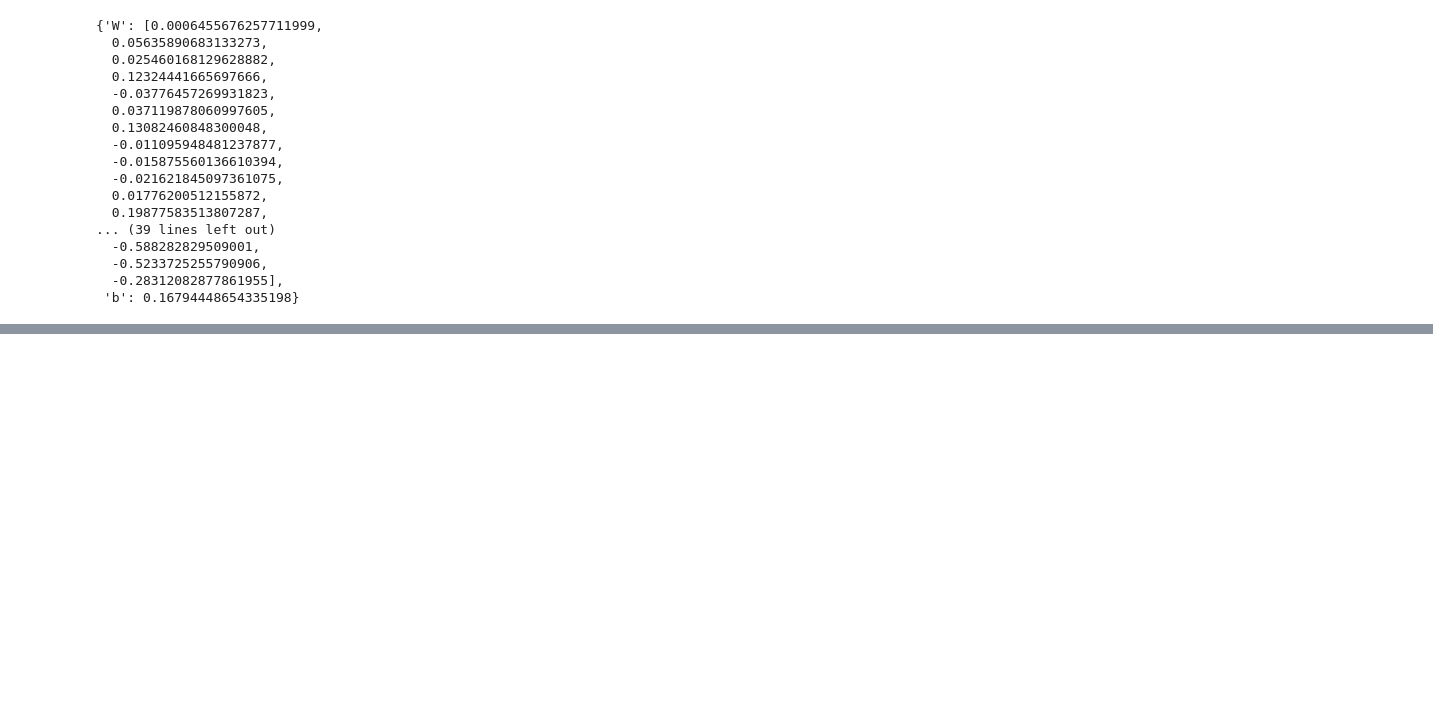
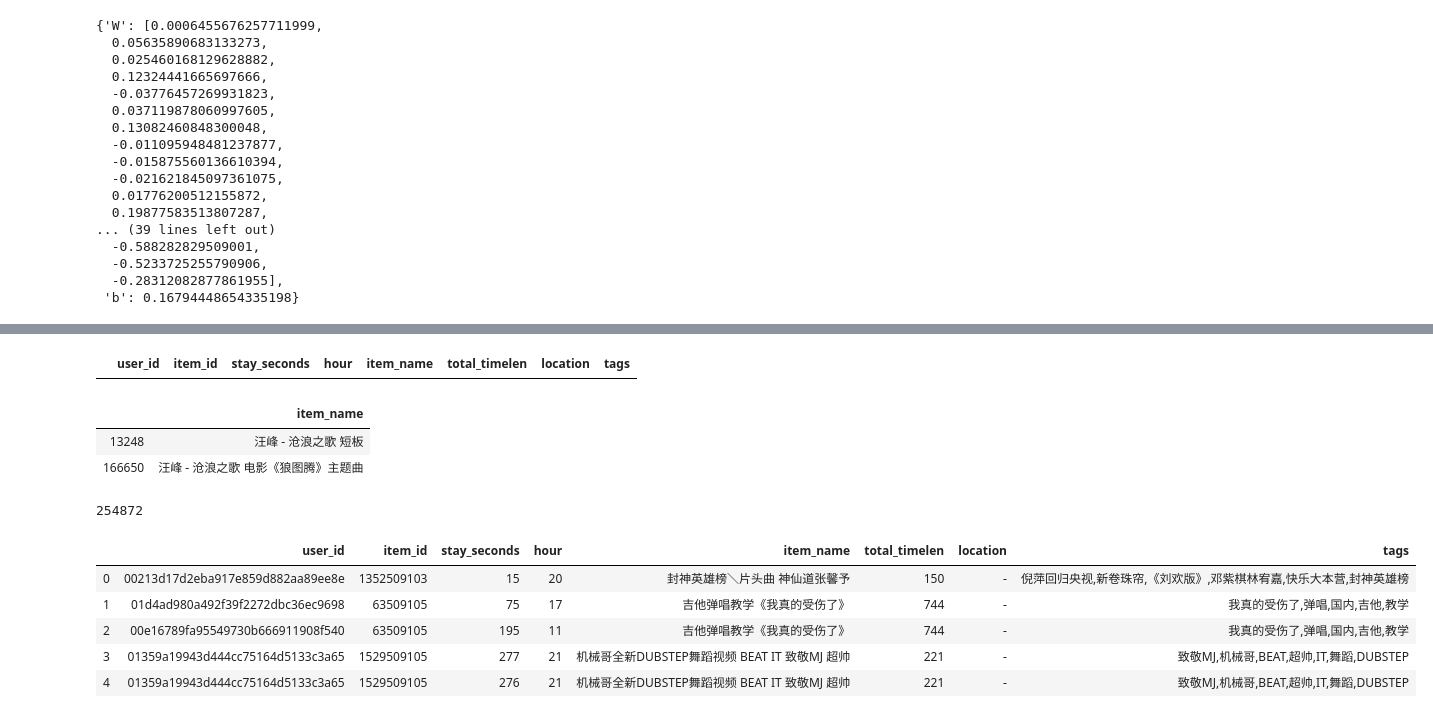
Before and after one commit to mozhumz/bigdata_demo_py, a Jupyter notebook: demoDay21_recsys_music/Untitled.ipynb, the cells around one changed output, grey strips where cells are left out. Cells and saved outputs as stored; diff of their text form; code cells hidden in the pictures; blank space fills up the shorter version.

```diff
--- a/demoDay21_recsys_music/Untitled.ipynb
+++ b/demoDay21_recsys_music/Untitled.ipynb
@@ -237,0 +242,3 @@ model_dict
+# %%
+music_df=music_data
+user_watch_df=user_watch()
@@ -237,0 +510,25 @@ model_dict
+# %%
+df1
+# %% [output]
+|  | user_id | item_id | stay_seconds | hour | item_name | total_timelen | location | tags |
+# %%
+user_df.head()
+# %% [output]
+|  | item_name |
+| 13248 | 汪峰 - 沧浪之歌 短板 |
+| 166650 | 汪峰 - 沧浪之歌 电影《狼图腾》主题曲 |
+# %%
+user_merge_df=user_watch_df.merge(music_df,how='inner',on='item_id')
+# %%
+len(user_merge_df)
+# %% [output]
+254872
+# %%
+user_merge_df.head()
+# %% [output]
+|  | user_id | item_id | stay_seconds | hour | item_name | total_timelen | location | tags |
+| 0 | 00213d17d2eba917e859d882aa89ee8e | 1352509103 | 15 | 20 | 封神英雄榜＼片头曲 神仙道张馨予 | 150 | - | 倪萍回归央视,新卷珠帘,《刘欢版》,邓紫棋林宥嘉,快乐大本营,封神英雄榜 |
+| 1 | 01d4ad980a492f39f2272dbc36ec9698 | 63509105 | 75 | 17 | 吉他弹唱教学《我真的受伤了》 | 744 | - | 我真的受伤了,弹唱,国内,吉他,教学 |
+| 2 | 00e16789fa95549730b666911908f540 | 63509105 | 195 | 11 | 吉他弹唱教学《我真的受伤了》 | 744 | - | 我真的受伤了,弹唱,国内,吉他,教学 |
+| 3 | 01359a19943d444cc75164d5133c3a65 | 1529509105 | 277 | 21 | 机械哥全新DUBSTEP舞蹈视频 BEAT IT 致敬MJ 超帅 | 221 | - | 致敬MJ,机械哥,BEAT,超帅,IT,舞蹈,DUBSTEP |
+| 4 | 01359a19943d444cc75164d5133c3a65 | 1529509105 | 276 | 21 | 机械哥全新DUBSTEP舞蹈视频 BEAT IT 致敬MJ 超帅 | 221 | - | 致敬MJ,机械哥,BEAT,超帅,IT,舞蹈,DUBSTEP |
```
Also changed, not shown: parts of 29 cells of this notebook, 4 other files.
